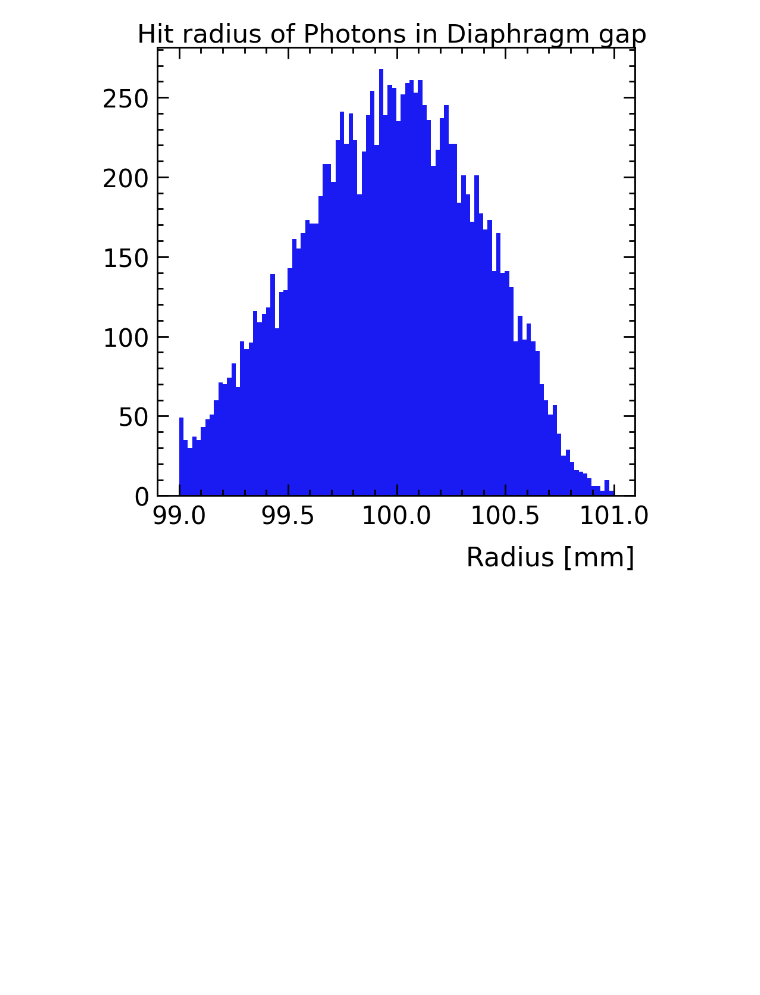
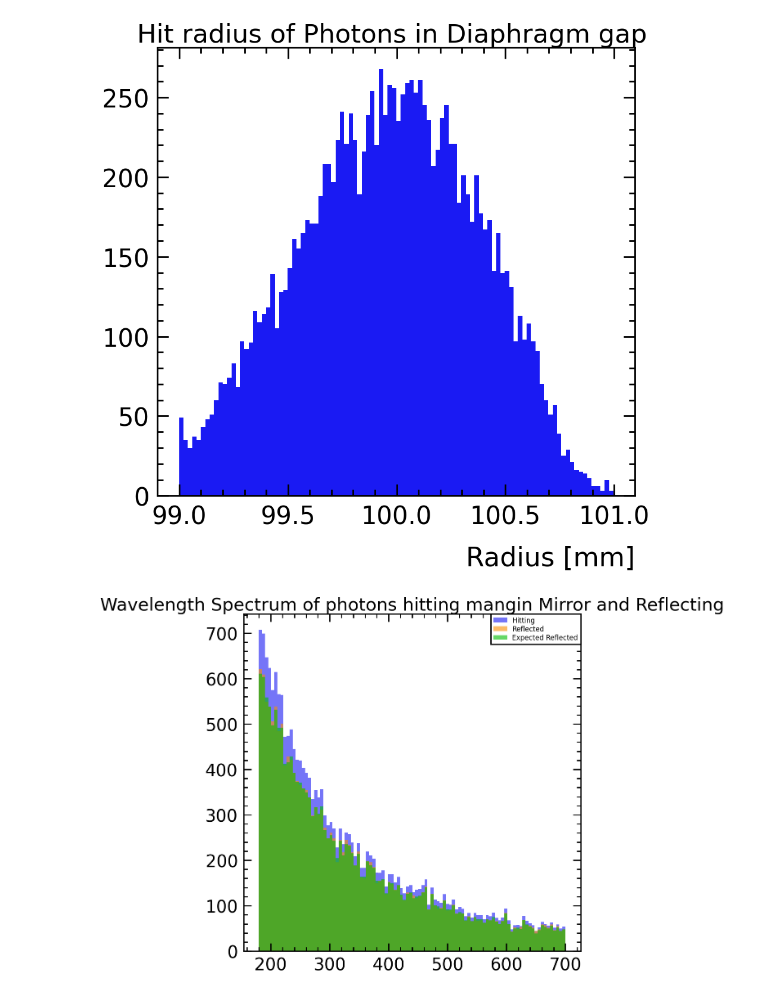
Before and after one commit to SandersJack/NA62_CEDARH_Handbook, a Jupyter notebook: CEDAR_Handbook.ipynb, the cells around one changed output. Cells and saved outputs as stored; diff of their text form; code cells hidden in the pictures; blank space fills up the shorter version.

Commit message:
Fished conversion and creation of cedar class

```diff
--- a/CEDAR_Handbook.ipynb
+++ b/CEDAR_Handbook.ipynb
@@ -10,3 +15,5 @@ plt.rc('legend',fontsize=12)
 # %%
 filename = "Cedar_data/data_part.txt"
 verbose_level = 1 # 0 no printout, 1 printout to console, 2 printout to text file
+CEDARH = Cpm.CEDARH()
+print("!")
@@ -312,3 +321,23 @@ ax104.set_title("Hit radius of Photons in Diaphragm gap ")
 plt.show()
 # %% [output]
 [figure]
+# %%
+fig01, ax01 = plt.subplots(1, 1, figsize=(10, 10))
+
+counts, bins, bars = ax01.hist(mang_hit_Waves,bins=100,label="Hitting",alpha=0.6)
+ax01.hist(mang_ref_Waves,bins=100,label="Reflected",alpha=0.6)
+ax01.set_title("Wavelength Spectrum of photons hitting mangin Mirror and Reflecting")
+
+expected = []
+wexpected = []
+for i in range(len(counts)):
+    nocounts = counts[i]*CEDARH.CedarHManginMirrorReflectivity(bins[i])
+    for t in range(int(nocounts)):
+        expected.append(bins[i])
+
+
+ax01.hist(expected,bins=100,label="Expected Reflected",alpha=0.6,range=(min(bins),max(bins)))
+ax01.legend()
+plt.show()
+# %% [output]
+[figure, added]
```
Also changed, not shown: parts of 9 cells of this notebook, 1 other file.
